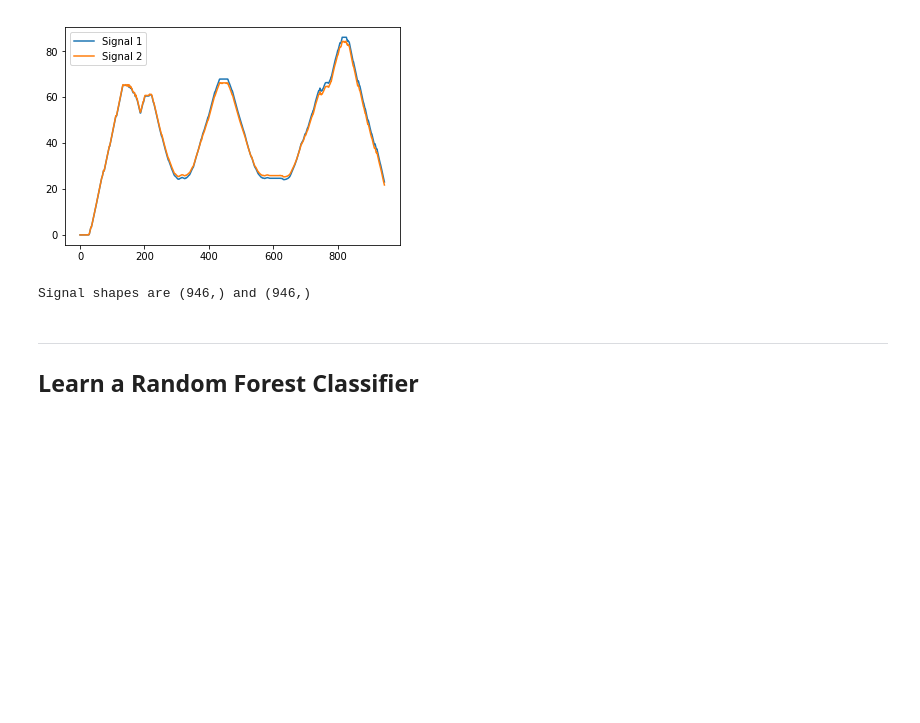
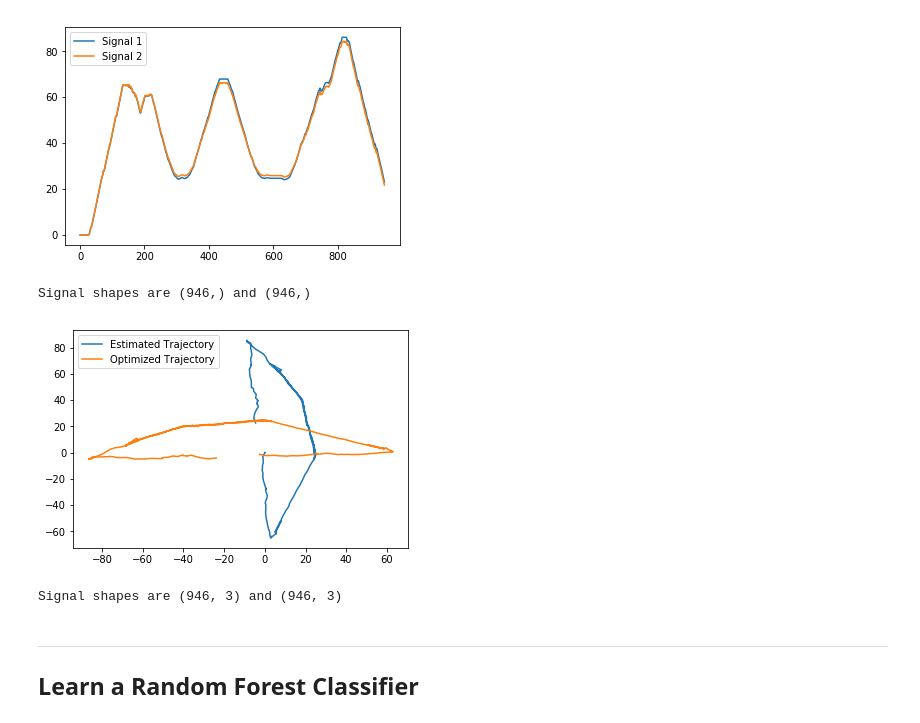
Before and after one commit to ethz-asl/fgsp, a Jupyter notebook: src/training_data_generation.ipynb, the cells around one changed output. Cells and saved outputs as stored; diff of their text form; code cells hidden in the pictures; blank space fills up the shorter version.

```diff
--- a/src/training_data_generation.ipynb
+++ b/src/training_data_generation.ipynb
@@ -215,18 +215,28 @@ datasets = ['gonzen_mission_01_cerberus/', 'gonzen_mission_03_cerberus/']
 n_datasets = len(datasets)
 opt_signals = []
 est_signals = []
+opt_trajectory = []
+est_trajectory = []
 for ds in datasets:
     ds_path = dataroot + ds
-    print(f'Loading signals from {ds_path}')
+    print(f'Loading data from {ds_path}')
     opt_signal_path = ds_path + 'opt_signal.npy'
+    opt_traj_path = ds_path + 'opt_trajectory.npy'
     est_signal_path = ds_path + 'est_signal.npy'
+    est_traj_path = ds_path + 'est_trajectory.npy'
 
     if os.path.isfile(opt_signal_path) and os.path.isfile(est_signal_path):
         opt_signals.append(np.load(opt_signal_path))
         est_signals.append(np.load(est_signal_path))
 
+    if os.path.isfile(opt_traj_path) and os.path.isfile(est_traj_path):
+        opt_trajectory.append(np.load(opt_traj_path))
+        est_trajectory.append(np.load(est_traj_path))
+
 print(f'=======================================')
 n_datasets = len(opt_signals)
+n_trajectories = len(opt_trajectory)
 assert n_datasets == len(est_signals)
-print(f'Finished loading {n_datasets} datasets.')
+assert n_trajectories == len(opt_trajectory)
+print(f'Finished loading {n_datasets} datasets and {n_trajectories} trajectories.')
 # %% [output]
@@ -247,6 +257,19 @@ print(f'Signal shapes are {est_signals[i].shape} and {opt_signals[i].shape}')
 # %% [output]
 [figure]
 Signal shapes are (946,) and (946,)
+# %%
+def compare_trajectories(est_traj, opt_traj):
+    plt.plot(est_traj[:,0], est_traj[:,1], label='Estimated Trajectory')
+    plt.plot(opt_traj[:,0], opt_traj[:,1], label='Optimized Trajectory')
+    plt.legend()
+    plt.show()
+
+i = 0
+compare_trajectories(est_trajectory[i], opt_trajectory[i])
+print(f'Signal shapes are {est_trajectory[i].shape} and {opt_trajectory[i].shape}')
+# %% [output]
+[figure, added]
+Signal shapes are (946, 3) and (946, 3)
 # %% [markdown]
 ----------------------------------------
 ## Learn a Random Forest Classifier
```
Also changed, not shown: parts of 2 cells of this notebook, 2 other files.
